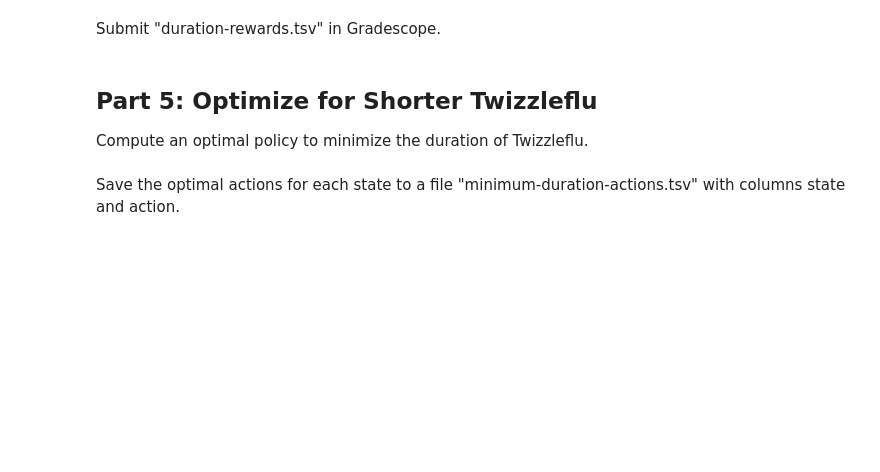
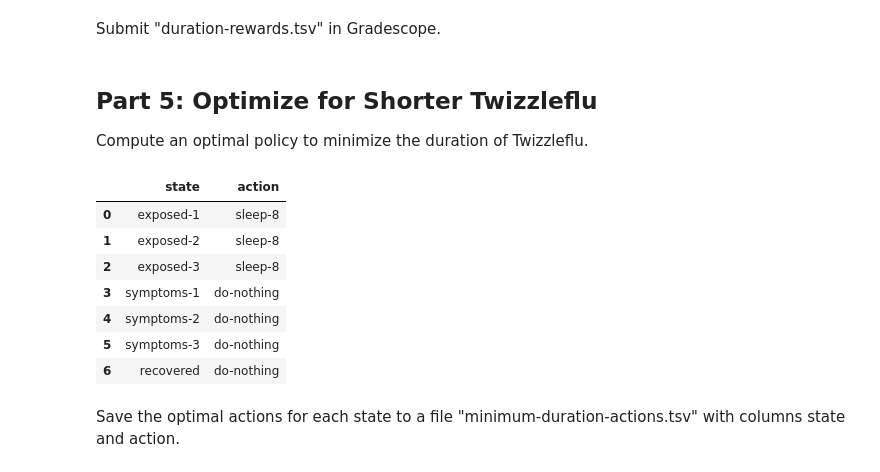
Before and after one commit to aidandig/dx704-project-06, a Jupyter notebook: dx704-project-06.ipynb, the cells around one changed output. Saved outputs shown, nothing was run; the diff lists cells and outputs as text; code cells hidden in the pictures; blank space fills up the shorter version.

Commit message:
minimum duration actions

```diff
--- a/dx704-project-06.ipynb
+++ b/dx704-project-06.ipynb
@@ -309,2 +305,45 @@ Compute an optimal policy to minimize the duration of Twizzleflu.
+# %%
+states = duration_rewards['state'].unique()
+n_states = len(states)
+
+actions = duration_rewards['action'].unique()
+n_actions = len(actions)
+
+R_pivot = duration_rewards.pivot(index='action', columns='state', values='reward')
+R_numpy = R_pivot.reindex(index=actions, columns=states).to_numpy()
+
+P_list = []
+for a in actions:
+    P_a = (
+        P[P['action'] == a]
+        .pivot(index='state', columns='next_state', values='probability')
+        .reindex(index=states, columns=states)
+        .fillna(0.0)
+        .to_numpy()
+    )
+    P_list.append(P_a)
+
+P_numpy= np.array(P_list)
+
+v_reward = value_iteration(R_numpy, P_numpy, gamma=1.0)
+
+Q = compute_qT_once(R_numpy, P_numpy, gamma=1.0, v=v_reward)
+
+best_actions_indices = np.argmax(Q, axis=0)
+best_actions = [actions[i] for i in best_actions_indices]
+
+shorter_twizzleflu = pd.DataFrame(
+    {'state': states, 'action': best_actions}
+)
+shorter_twizzleflu
+# %% [output]
+|  | state | action |
+| 0 | exposed-1 | sleep-8 |
+| 1 | exposed-2 | sleep-8 |
+| 2 | exposed-3 | sleep-8 |
+| 3 | symptoms-1 | do-nothing |
+| 4 | symptoms-2 | do-nothing |
+| 5 | symptoms-3 | do-nothing |
+| 6 | recovered | do-nothing |
 # %% [markdown]
 Save the optimal actions for each state to a file "minimum-duration-actions.tsv" with columns state and action.
```
Also changed, not shown: parts of 3 cells of this notebook, 1 other file.
